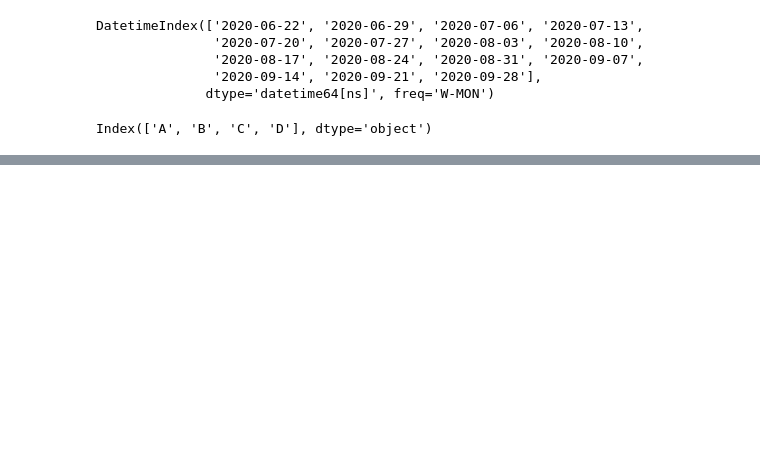
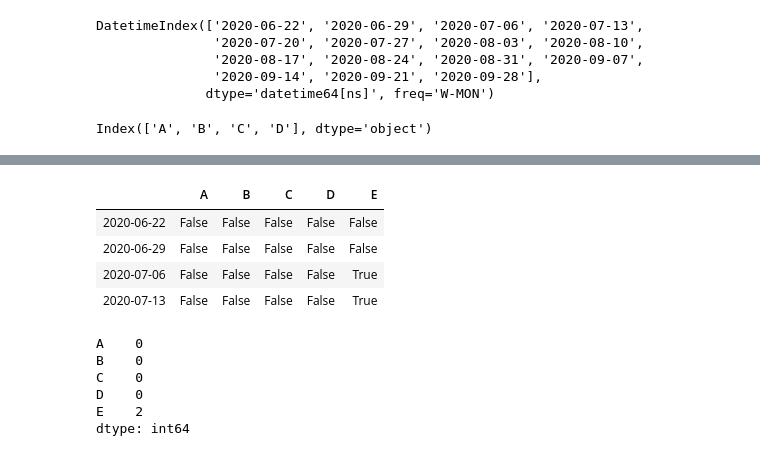
Before and after one commit to dsreenat/sperloon, a Jupyter notebook: Python Pandas.ipynb, the cells around one changed output, grey strips where cells are left out. Saved outputs shown, nothing was run; the diff lists cells and outputs as text; code cells hidden in the pictures; blank space fills up the shorter version.

```diff
--- a/Python Pandas.ipynb
+++ b/Python Pandas.ipynb
@@ -246,0 +305,17 @@ array([[1, Timestamp('2020-06-18 00:00:00'), 1.0, 5, 'True', 'Pandas'],
+# %%
+df_4.isnull()
+# %% [output]
+|  | A | B | C | D | E |
+| 2020-06-22 | False | False | False | False | False |
+| 2020-06-29 | False | False | False | False | False |
+| 2020-07-06 | False | False | False | False | True |
+| 2020-07-13 | False | False | False | False | True |
+# %%
+df_4.isnull().sum()
+# %% [output]
+A    0
+B    0
+C    0
+D    0
+E    2
+dtype: int64
```
Also changed, not shown: parts of 25 cells of this notebook.
